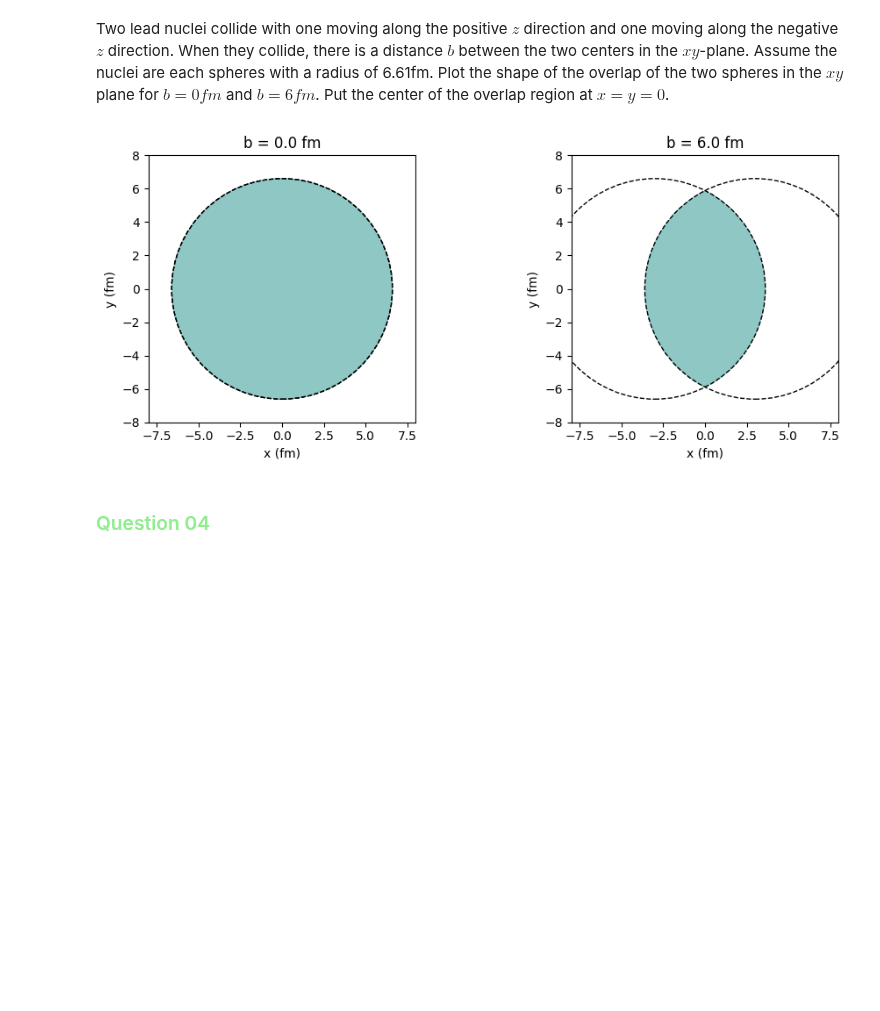
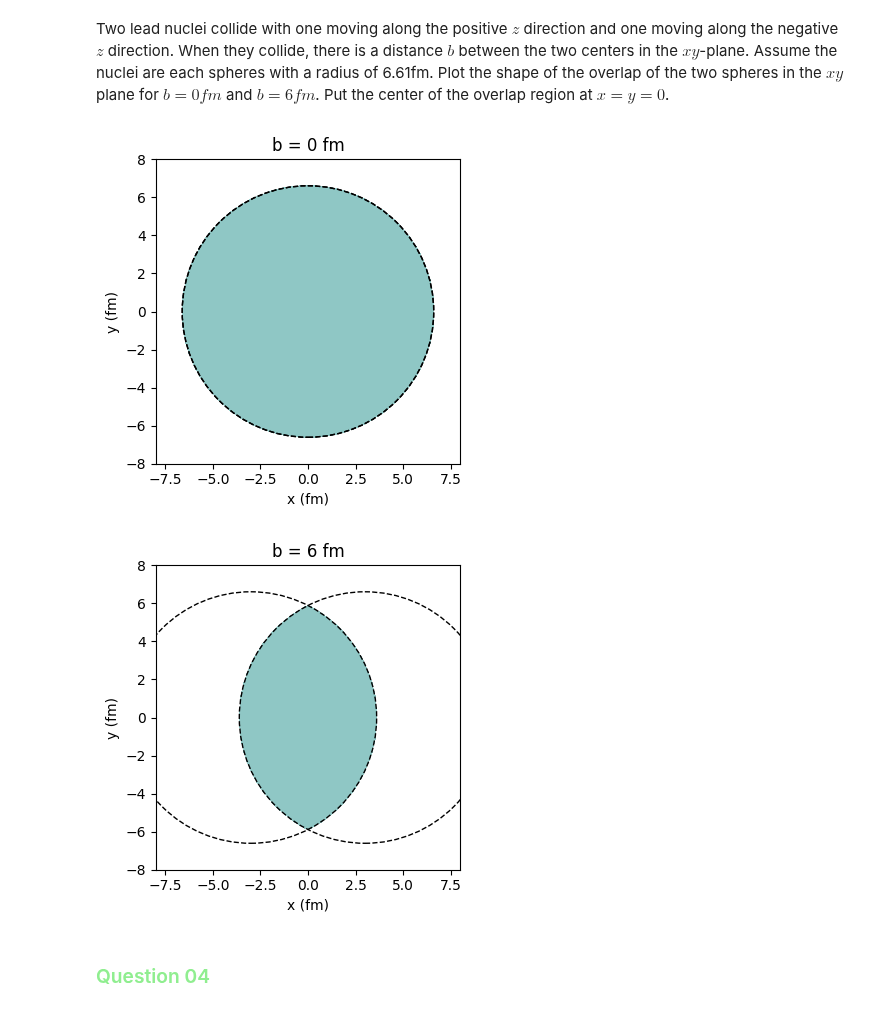
Before and after one commit to hcc7402/Phys503-Work-Campos, a Jupyter notebook: Project_01_NuclearGeometryQGP.ipynb, the cells around one changed output. Drawn from its saved outputs; the diff is of its cells as text; code cells hidden in the pictures; blank space fills up the shorter version.

```diff
--- a/Project_01_NuclearGeometryQGP.ipynb
+++ b/Project_01_NuclearGeometryQGP.ipynb
@@ -76,44 +76,66 @@ plt.show()
 Two lead nuclei collide with one moving along the positive $z$ direction and one moving along the negative $z$ direction.  When they collide, there is a distance $b$ between the two centers in the $xy$-plane.  Assume the nuclei are each spheres with a radius of 6.61fm.  Plot the shape of the overlap of the two spheres in the $xy$ plane for $b = 0 fm$ and $b = 6 fm$.  Put the center of the overlap region at $x = y = 0$.
 # %%
 R = 6.61    # nuclear radius in fm
-b_values = [0.0, 6.0]   # impact parameters in fm
+b_0 = 0   # impact parameters in fm
+b_6 = 6
 
 # generate grid for plots
 x = np.linspace(-8, 8, 400)
 y = np.linspace(-8, 8, 400)
 X, Y = np.meshgrid(x, y)
 
-# plot stuff
-fig, axes = plt.subplots(1, 2, figsize=(10, 4))
+# b = 0 plot stuff
+d1_0 = (X + b_0/2)**2 + Y**2
+d2_0 = (X - b_0/2)**2 + Y**2
+overlap_0 = (d1_0 <= R**2) & (d2_0 <= R**2)
 
-for ax, b in zip(axes, b_values):
-    # distance squared to each nucleus center
-    d1 = (X + b/2)**2 + Y**2
-    d2 = (X - b/2)**2 + Y**2
+plt.figure(figsize=(5, 4))
+ax0 = plt.gca()
 
-    # overlap mask: points inside BOTH circles
-    overlap = (d1 <= R**2) & (d2 <= R**2)
+ax0.contourf(X, Y, overlap_0.astype(int), levels=[0.5, 1.5], alpha=0.5)
 
-    # plot the overlap region
-    ax.contourf(X, Y, overlap.astype(int), levels=[0.5, 1.5], alpha=0.5)
+circ1_0 = plt.Circle((-b_0/2, 0), R, fill=False, linestyle='--')
+circ2_0 = plt.Circle(( b_0/2, 0), R, fill=False, linestyle='--')
+ax0.add_patch(circ1_0)
+ax0.add_patch(circ2_0)
 
-    # draw outlines of the two nuclei
-    circ1 = plt.Circle((-b/2, 0), R, fill=False, linestyle='--')
-    circ2 = plt.Circle(( b/2, 0), R, fill=False, linestyle='--')
-    ax.add_patch(circ1)
-    ax.add_patch(circ2)
-
-    ax.set_aspect('equal')
-    ax.set_xlim(-8, 8)
-    ax.set_ylim(-8, 8)
-    ax.set_xlabel("x (fm)")
-    ax.set_ylabel("y (fm)")
-    ax.set_title(f"b = {b} fm")
+ax0.set_aspect('equal')
+ax0.set_xlim(-8, 8)
+ax0.set_ylim(-8, 8)
+ax0.set_xlabel("x (fm)")
+ax0.set_ylabel("y (fm)")
+ax0.set_title("b = 0 fm")
 
 plt.tight_layout()
 plt.show()
+
+# b = 6 plot stuff
+d1_6 = (X + b_6/2)**2 + Y**2
+d2_6 = (X - b_6/2)**2 + Y**2
+overlap_6 = (d1_6 <= R**2) & (d2_6 <= R**2)
+
+plt.figure(figsize=(5, 4))
+ax6 = plt.gca()
+
+ax6.contourf(X, Y, overlap_6.astype(int), levels=[0.5, 1.5], alpha=0.5)
+
+circ1_6 = plt.Circle((-b_6/2, 0), R, fill=False, linestyle='--')
+circ2_6 = plt.Circle(( b_6/2, 0), R, fill=False, linestyle='--')
+ax6.add_patch(circ1_6)
+ax6.add_patch(circ2_6)
+
+ax6.set_aspect('equal')
+ax6.set_xlim(-8, 8)
+ax6.set_ylim(-8, 8)
+ax6.set_xlabel("x (fm)")
+ax6.set_ylabel("y (fm)")
+ax6.set_title("b = 6 fm")
+
+plt.tight_layout()
+plt.show()
 # %% [output]
-[figure, old version]
+[figure, new version]
+[figure, added]
 # %% [markdown]
 ### <span style="color:LightGreen">Question 04</span>
 # %% [markdown]
```
Also changed, not shown: parts of 14 cells of this notebook.
